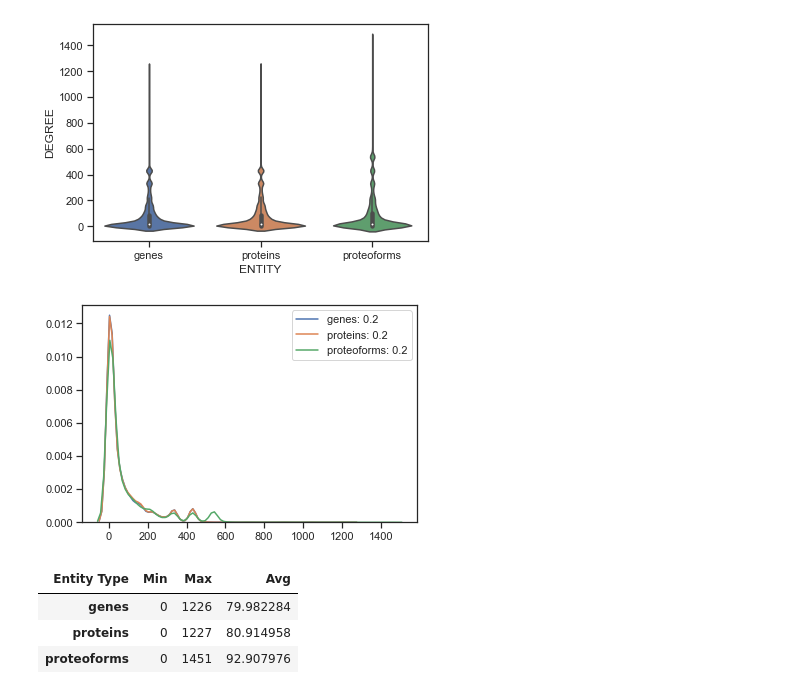
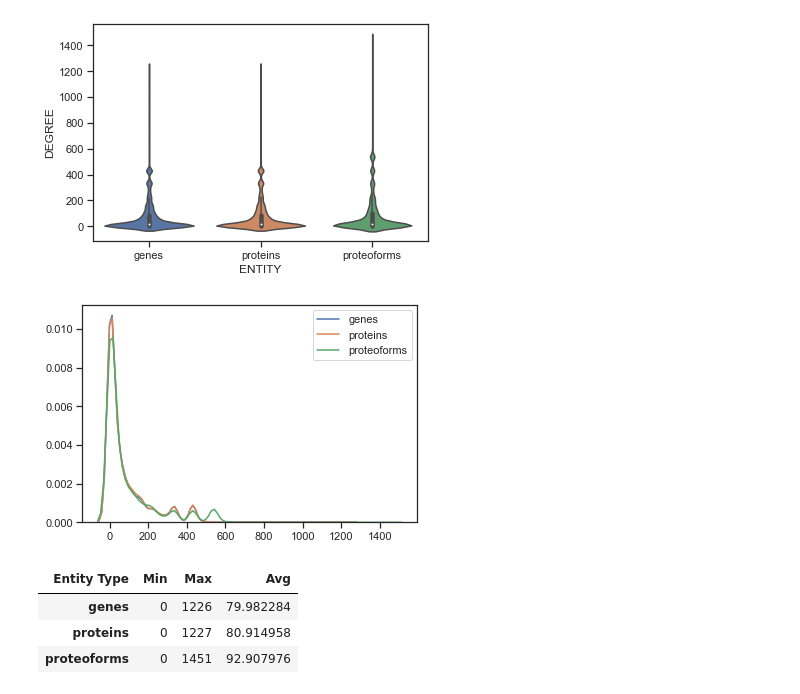
Before and after one commit to PathwayAnalysisPlatform/ProteoformNetworks, a Jupyter notebook: src/Python/analysis_network_topology.ipynb, the cells around one changed output. Cells and saved outputs as stored; diff of their text form; code cells hidden in the pictures.

```diff
--- a/src/Python/analysis_network_topology.ipynb
+++ b/src/Python/analysis_network_topology.ipynb
@@ -76,12 +77,10 @@ ax = sns.violinplot(x="ENTITY", y="DEGREE", data=degrees_df)
 # %%
 import matplotlib.pyplot as plt
 
-sns.kdeplot(degrees["genes"], label="genes: 0.2")
-sns.kdeplot(degrees["proteins"], label="proteins: 0.2")
-sns.kdeplot(degrees["proteoforms"], label="proteoforms: 0.2")
+[sns.kdeplot(degrees[l], label=l) for l in LEVELS]
 plt.legend();
 # %% [output]
-[figure, old version]
+[figure, new version]
 # %%
 degrees = {l: [graphs[l].degree(n) for n, t in graphs[l].nodes(data='type') if t != "SimpleEntity"] for l in LEVELS}
 mins = pd.Series([min(degrees[l]) for l in LEVELS], index=LEVELS)
```
Also changed, not shown: parts of 3 cells of this notebook.
